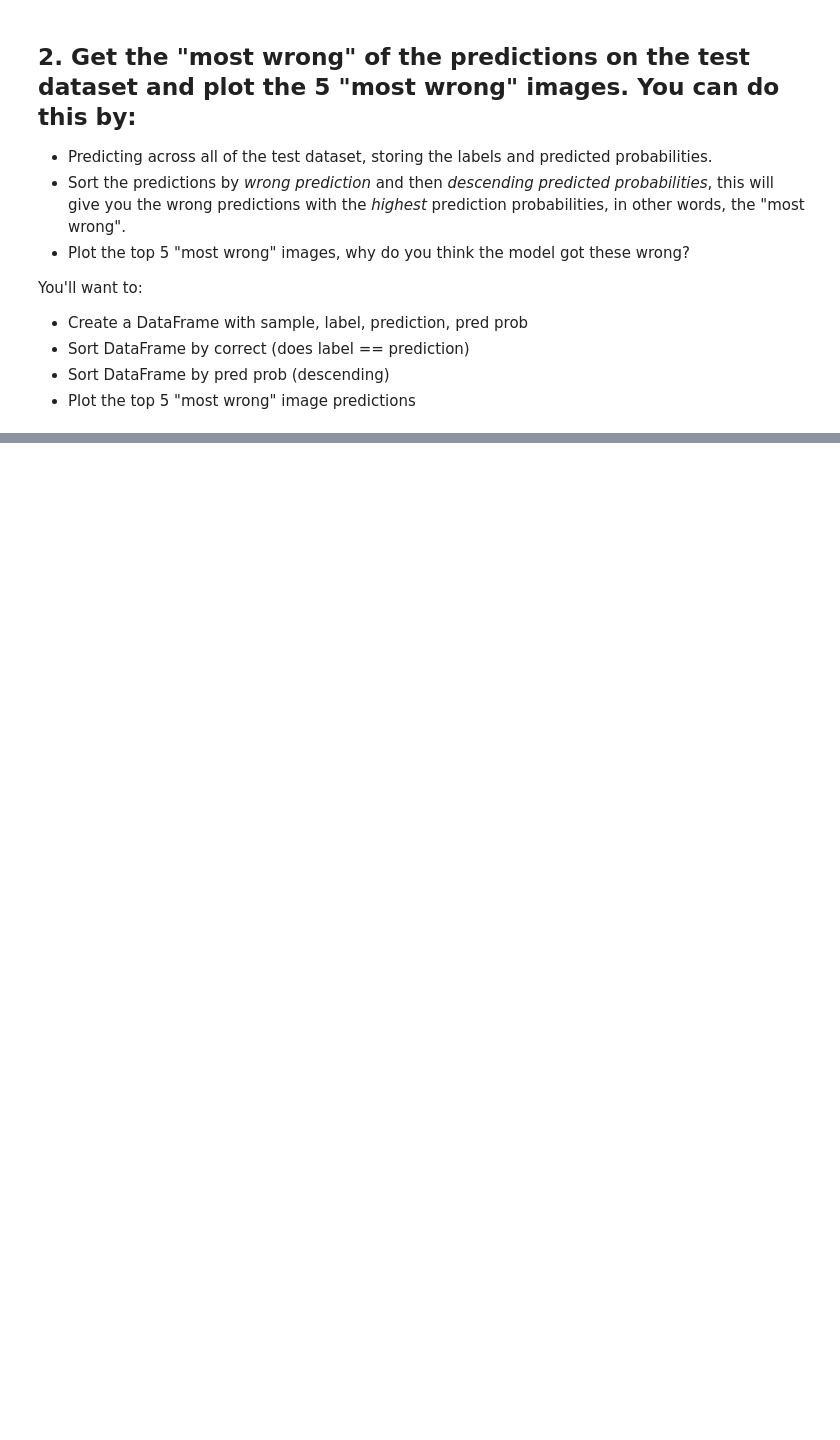
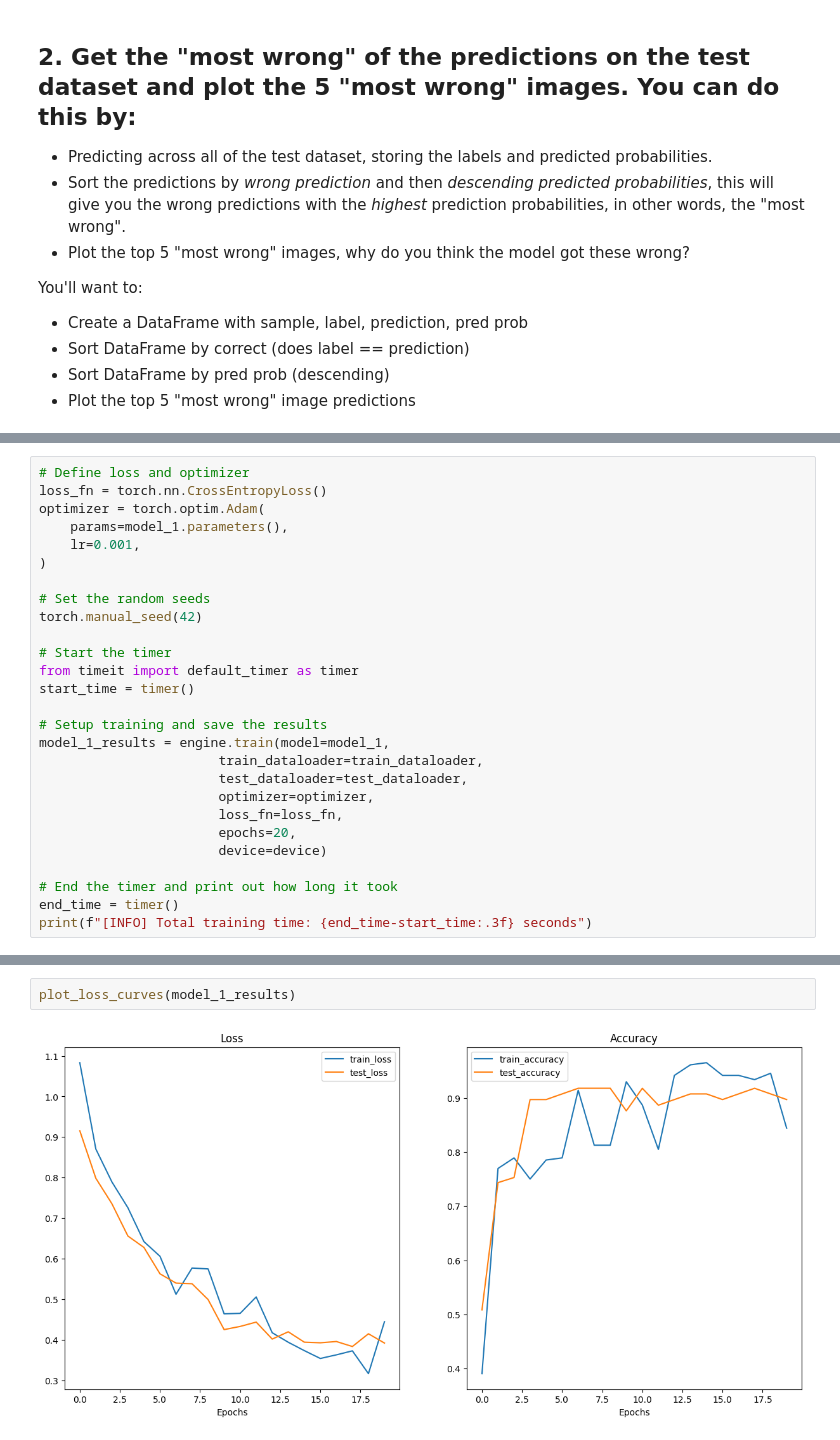
Before and after one commit to mchojna/pytorch-course, a Jupyter notebook: 06_pytorch_transfer_learning_exercises/06_pytorch_transfer_learning_exercises.ipynb, the cells around one changed output, grey strips where cells are left out. Cells and saved outputs as stored; diff of their text form; blank space fills up the shorter version.

```diff
--- a/06_pytorch_transfer_learning_exercises/06_pytorch_transfer_learning_exercises.ipynb
+++ b/06_pytorch_transfer_learning_exercises/06_pytorch_transfer_learning_exercises.ipynb
@@ -237,0 +504,27 @@ fig, ax = plot_confusion_matrix(
+# %%
+# Define loss and optimizer
+loss_fn = torch.nn.CrossEntropyLoss()
+optimizer = torch.optim.Adam(
+    params=model_1.parameters(),
+    lr=0.001,
+)
+
+# Set the random seeds
+torch.manual_seed(42)
+
+# Start the timer
+from timeit import default_timer as timer
+start_time = timer()
+
+# Setup training and save the results
+model_1_results = engine.train(model=model_1,
+                       train_dataloader=train_dataloader,
+                       test_dataloader=test_dataloader,
+                       optimizer=optimizer,
+                       loss_fn=loss_fn,
+                       epochs=20,
+                       device=device)
+
+# End the timer and print out how long it took
+end_time = timer()
+print(f"[INFO] Total training time: {end_time-start_time:.3f} seconds")
@@ -237,0 +549,4 @@ fig, ax = plot_confusion_matrix(
+# %%
+plot_loss_curves(model_1_results)
+# %% [output]
+[figure, added]
```
Also changed, not shown: parts of 66 cells of this notebook, 7 other files.
